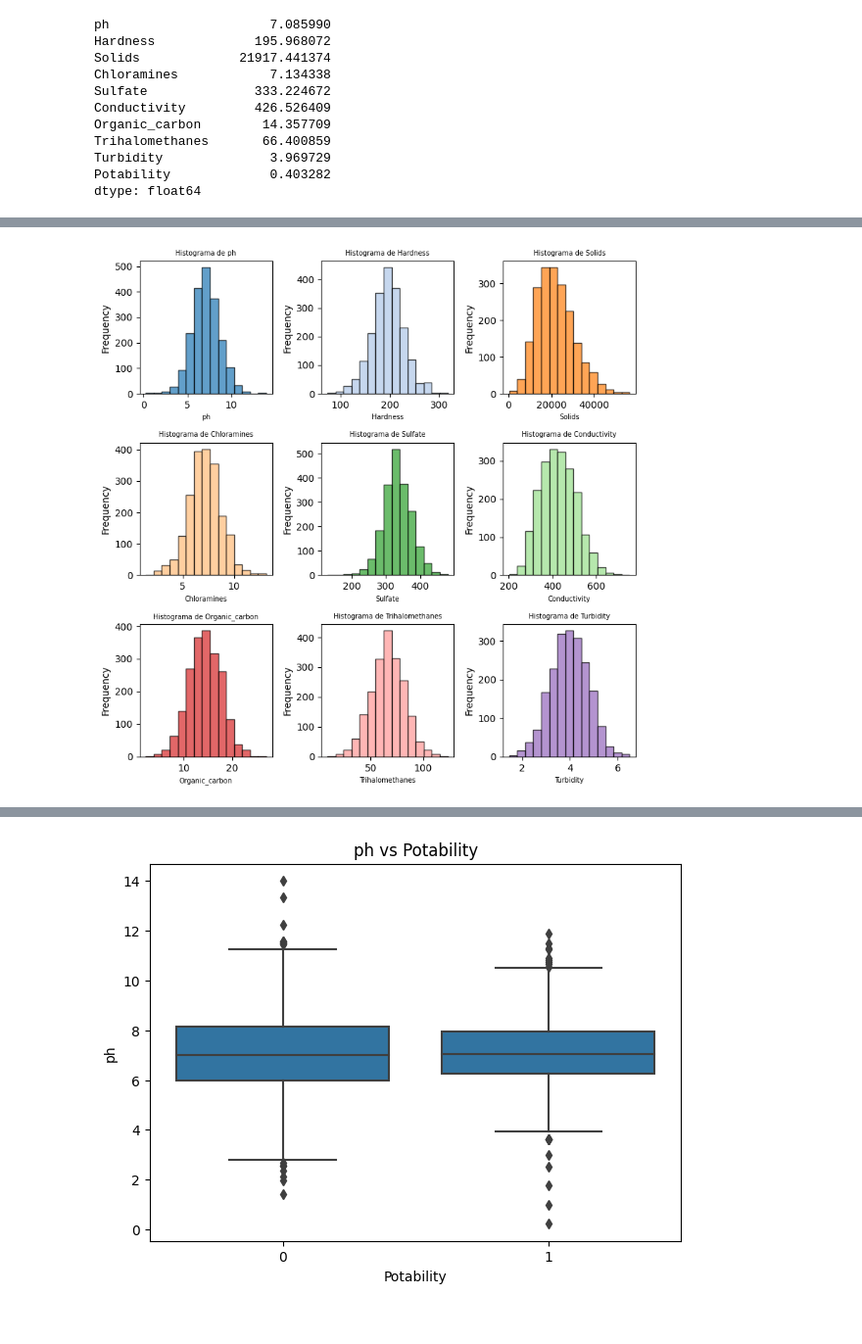
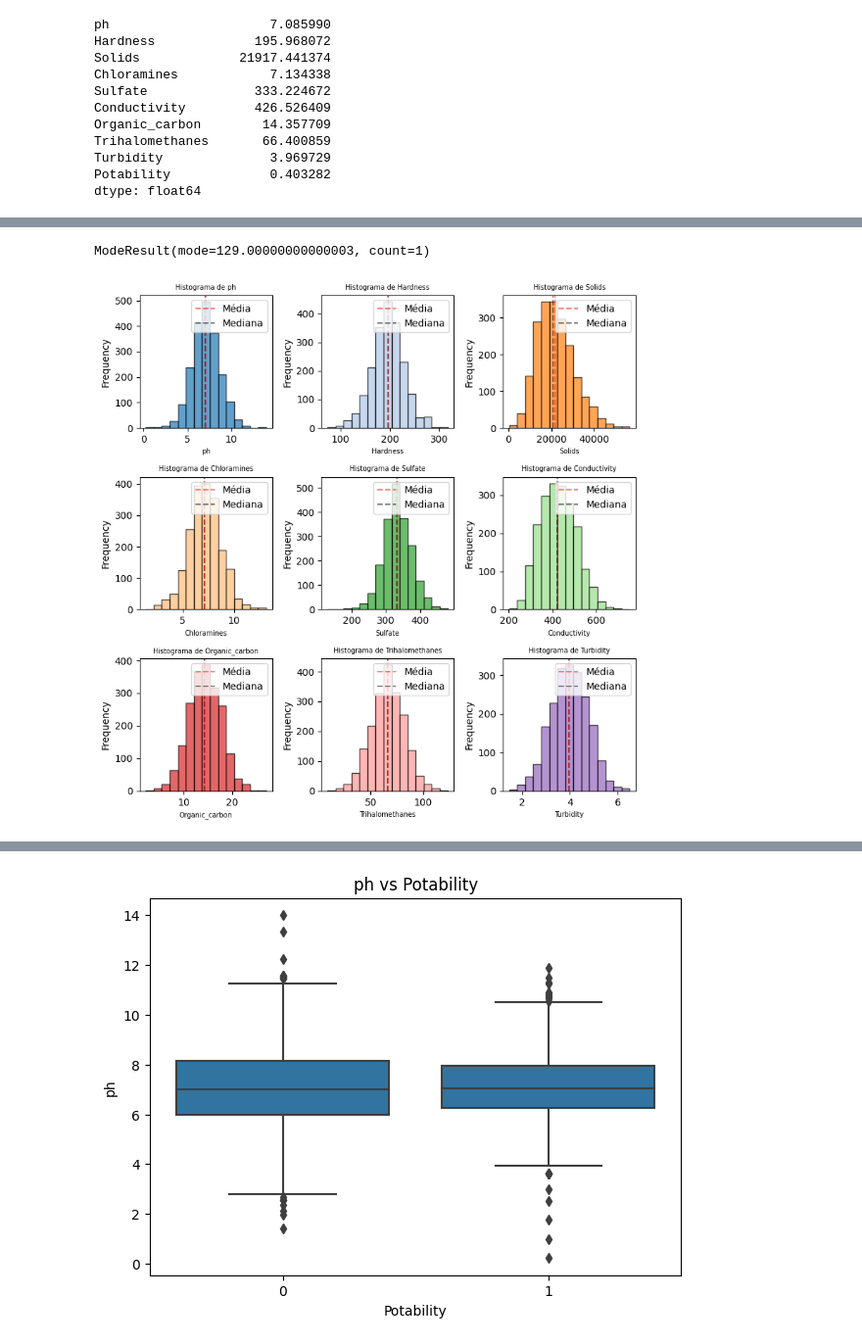
Before and after one commit to clarasalless/HW1-ICA, a Jupyter notebook: HW1.ipynb, the cells around one changed output, grey strips where cells are left out. Shown at 98% size. Cells and saved outputs as stored; diff of their text form; code cells hidden in the pictures.

```diff
--- a/HW1.ipynb
+++ b/HW1.ipynb
@@ -45,18 +74,25 @@ dtype: float64
+# %%
+np.median(wp_new['Sulfate'])
+# %% [output]
+ModeResult(mode=129.00000000000003, count=1)
 # %%
 # configura o plot dos histogramas
 num_histograms = 9
 fig, axes = plt.subplots(3, 3, figsize=(8,8))
 axes_flat = axes.flatten()
 colors = plt.cm.tab20.colors[:num_histograms]
 
 # percorre a matriz de variáveis numéricas e plota histogramas de diferentes cores
 for i, (column, ax) in enumerate(zip(wp_new.columns, axes_flat)):
     wp_new[column].plot.hist(ax=ax, bins=15, alpha=0.7, color=colors[i], edgecolor='black')
     ax.set_title(f'Histograma de {column}', fontsize = 7)
     ax.set_xlabel(column, fontsize = 7)
+    mediana = ax.axvline(np.median(wp_new[column]), color="black", ls="--", alpha=0.5, label="Mediana")
+    media = ax.axvline(np.mean(wp_new[column]), color="red", ls="--", alpha = 0.5, label="Média")
+    ax.legend(handles=[media,mediana]);
 
 # ajusta o layout
 plt.tight_layout()
 plt.show()
 # %% [output]
-[figure, old version]
+[figure, new version]
```
Also changed, not shown: parts of 6 cells of this notebook, 3 other files.
